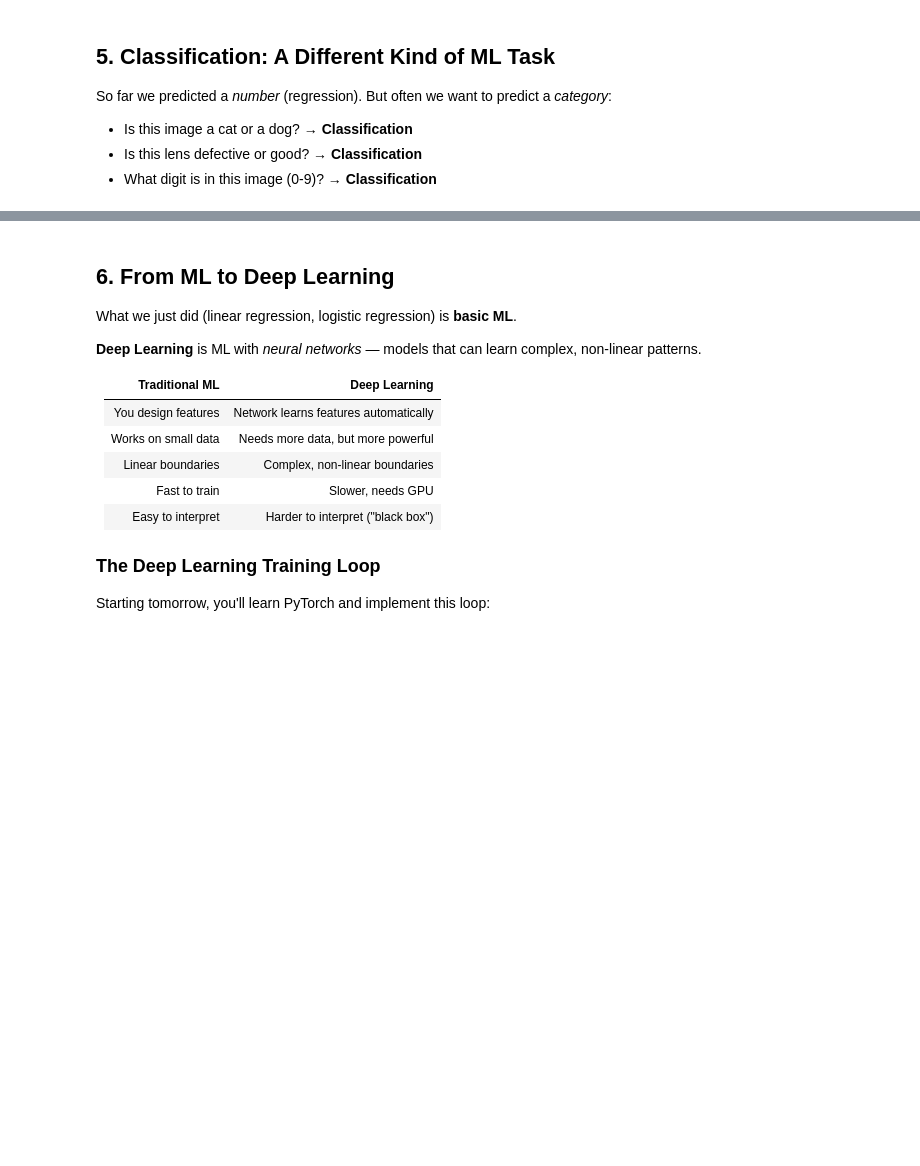
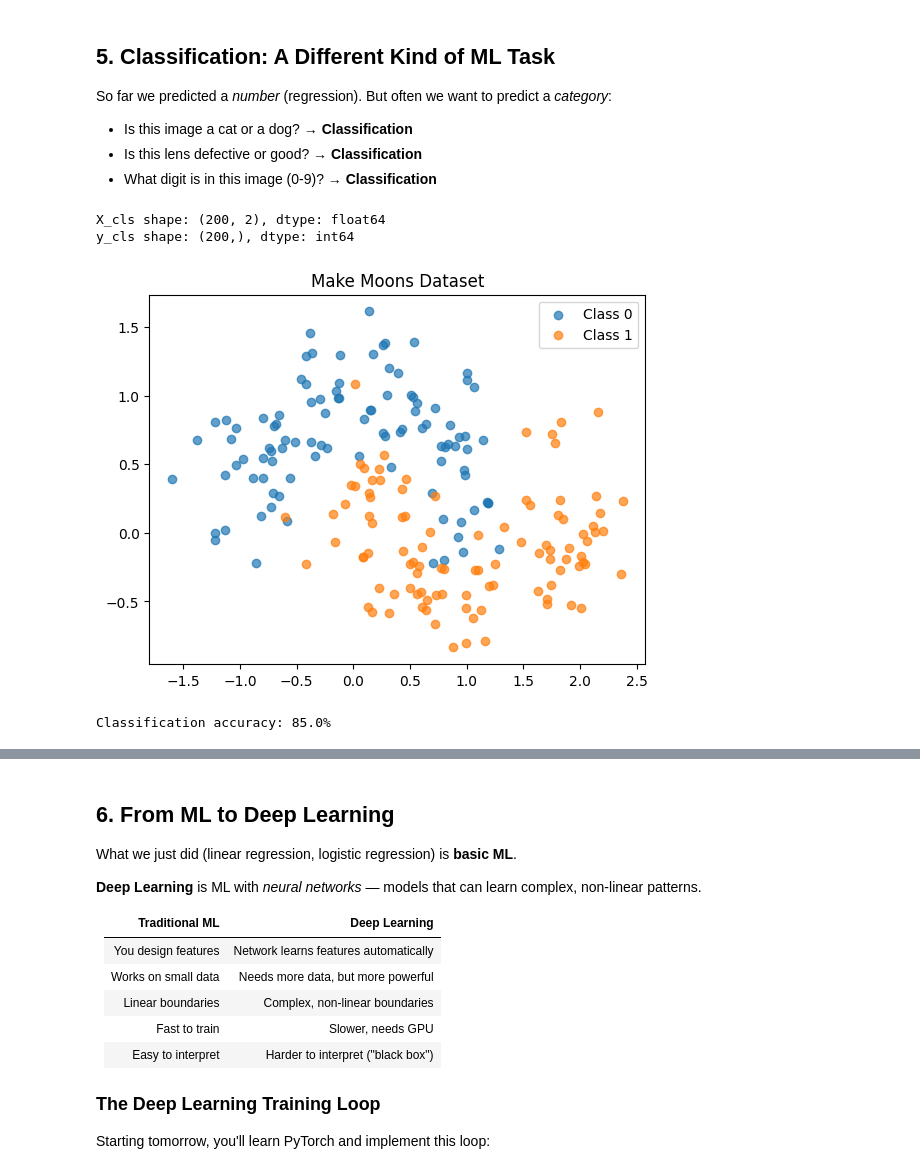
Before and after one commit to pengzhao-ai/Deep-Learning-Curriculum, a Jupyter notebook: day03/day03_what_is_ml.ipynb, the cells around one changed output, grey strips where cells are left out. Drawn from its saved outputs; the diff is of its cells as text; code cells hidden in the pictures; blank space fills up the shorter version.

```diff
--- a/day03/day03_what_is_ml.ipynb
+++ b/day03/day03_what_is_ml.ipynb
@@ -190,22 +230,35 @@ So far we predicted a *number* (regression). But often we want to predict a *cat
 # %%
 from sklearn.datasets import make_moons
 from sklearn.linear_model import LogisticRegression
 from sklearn.metrics import accuracy_score
 
 # Generate two-class "moon" dataset
 X_cls, y_cls = make_moons(n_samples=200, noise=0.25, random_state=42)
+print(f"X_cls shape: {X_cls.shape}, dtype: {X_cls.dtype}")
+print(f"y_cls shape: {y_cls.shape}, dtype: {y_cls.dtype}")
+
+plt.scatter(X_cls[y_cls == 0, 0], X_cls[y_cls == 0, 1], label="Class 0", alpha=0.7)
+plt.scatter(X_cls[y_cls == 1, 0], X_cls[y_cls == 1, 1], label="Class 1", alpha=0.7)
+plt.legend()
+plt.title("Make Moons Dataset")
+plt.show()
 
 # Split
 X_tr, X_te, y_tr, y_te = train_test_split(X_cls, y_cls, test_size=0.2, random_state=42)
 
 # Train a simple classifier
 clf = LogisticRegression()
 clf.fit(X_tr, y_tr)
 
 # Evaluate
 y_pred_cls = clf.predict(X_te)
 acc = accuracy_score(y_te, y_pred_cls)
 print(f"Classification accuracy: {acc:.1%}")
+# %% [output]
+X_cls shape: (200, 2), dtype: float64
+y_cls shape: (200,), dtype: int64
+[figure, added]
+Classification accuracy: 85.0%
 # %%
 # Visualize the decision boundary
 fig, axes = plt.subplots(1, 2, figsize=(14, 5))
```
Also changed, not shown: parts of 7 cells of this notebook, 23 other files.
